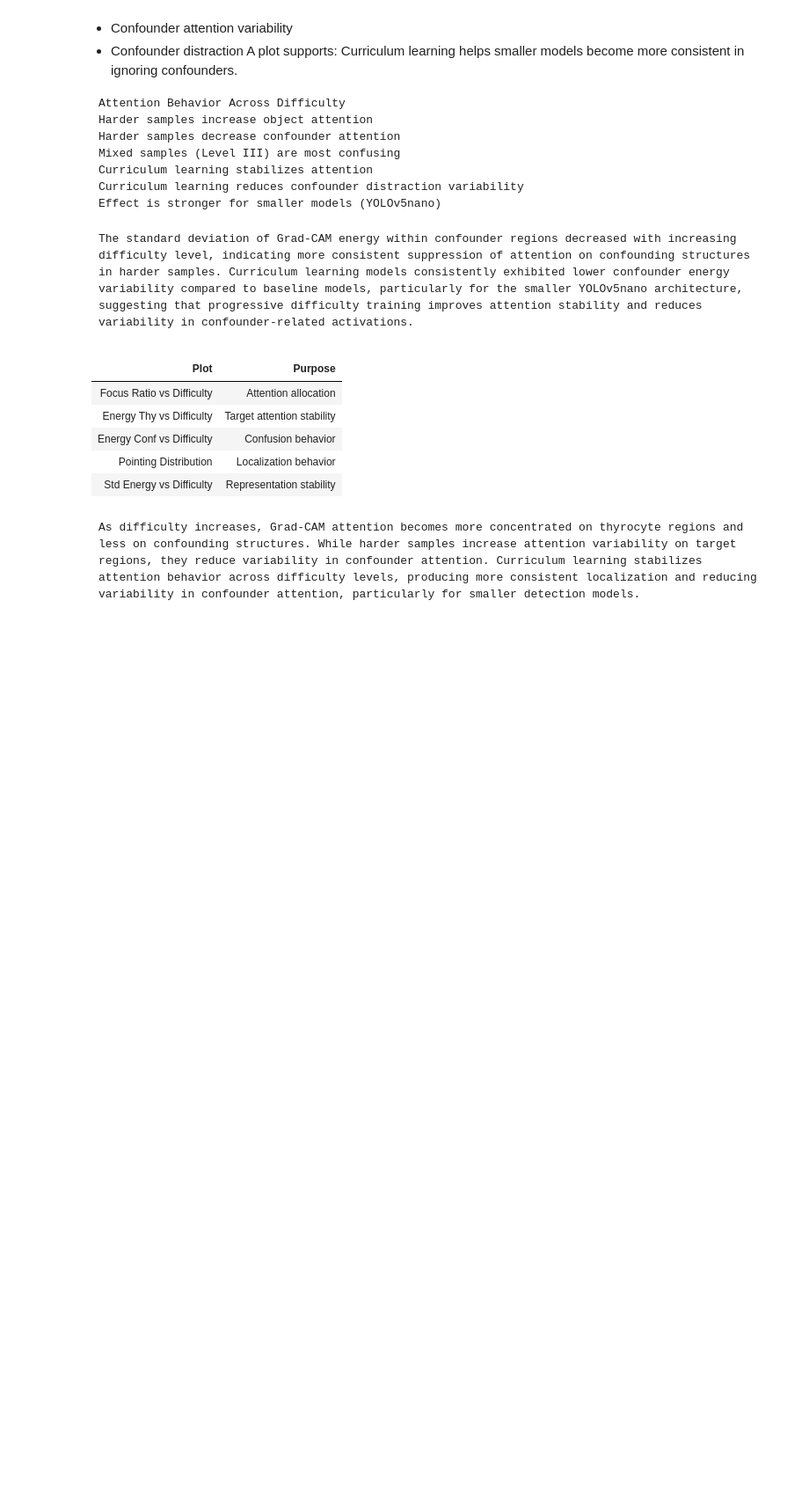
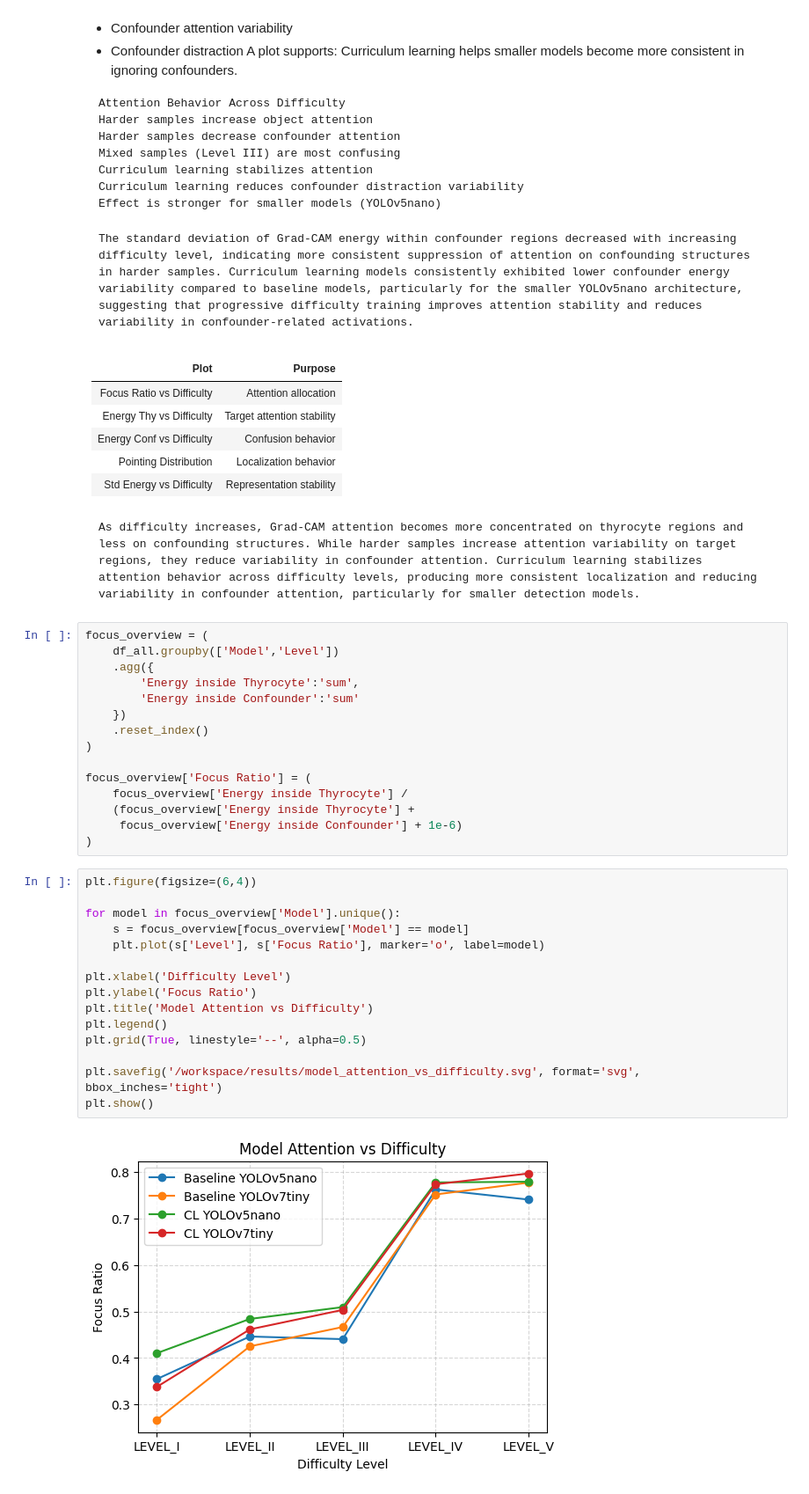
Before and after one commit to avrilnigelchua0412/Research-Lab, a Jupyter notebook: tools/ablation_EDA.ipynb, the cells around one changed output. Shown at 88% size. Cells and saved outputs as stored; diff of their text form; blank space fills up the shorter version.

````diff
--- a/tools/ablation_EDA.ipynb
+++ b/tools/ablation_EDA.ipynb
@@ -557,3 +557,35 @@ The standard deviation of Grad-CAM energy within confounder regions decreased wi
 ```
 As difficulty increases, Grad-CAM attention becomes more concentrated on thyrocyte regions and less on confounding structures. While harder samples increase attention variability on target regions, they reduce variability in confounder attention. Curriculum learning stabilizes attention behavior across difficulty levels, producing more consistent localization and reducing variability in confounder attention, particularly for smaller detection models.
 ```
+# %%
+focus_overview = (
+    df_all.groupby(['Model','Level'])
+    .agg({
+        'Energy inside Thyrocyte':'sum',
+        'Energy inside Confounder':'sum'
+    })
+    .reset_index()
+)
+
+focus_overview['Focus Ratio'] = (
+    focus_overview['Energy inside Thyrocyte'] /
+    (focus_overview['Energy inside Thyrocyte'] +
+     focus_overview['Energy inside Confounder'] + 1e-6)
+)
+# %%
+plt.figure(figsize=(6,4))
+
+for model in focus_overview['Model'].unique():
+    s = focus_overview[focus_overview['Model'] == model]
+    plt.plot(s['Level'], s['Focus Ratio'], marker='o', label=model)
+
+plt.xlabel('Difficulty Level')
+plt.ylabel('Focus Ratio')
+plt.title('Model Attention vs Difficulty')
+plt.legend()
+plt.grid(True, linestyle='--', alpha=0.5)
+
+plt.savefig('/workspace/results/model_attention_vs_difficulty.svg', format='svg', bbox_inches='tight')
+plt.show()
+# %% [output]
+[figure, added]
````
Also changed, not shown: parts of 1 cell of this notebook, 8 other files.
